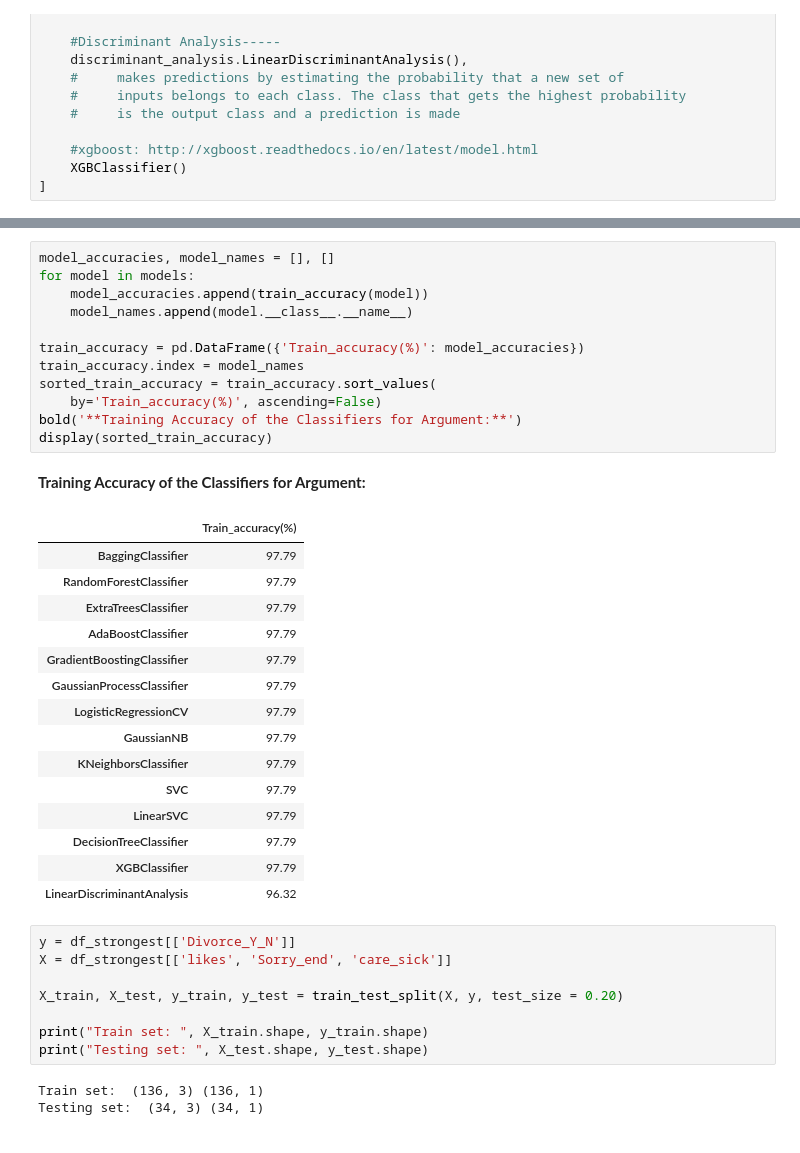
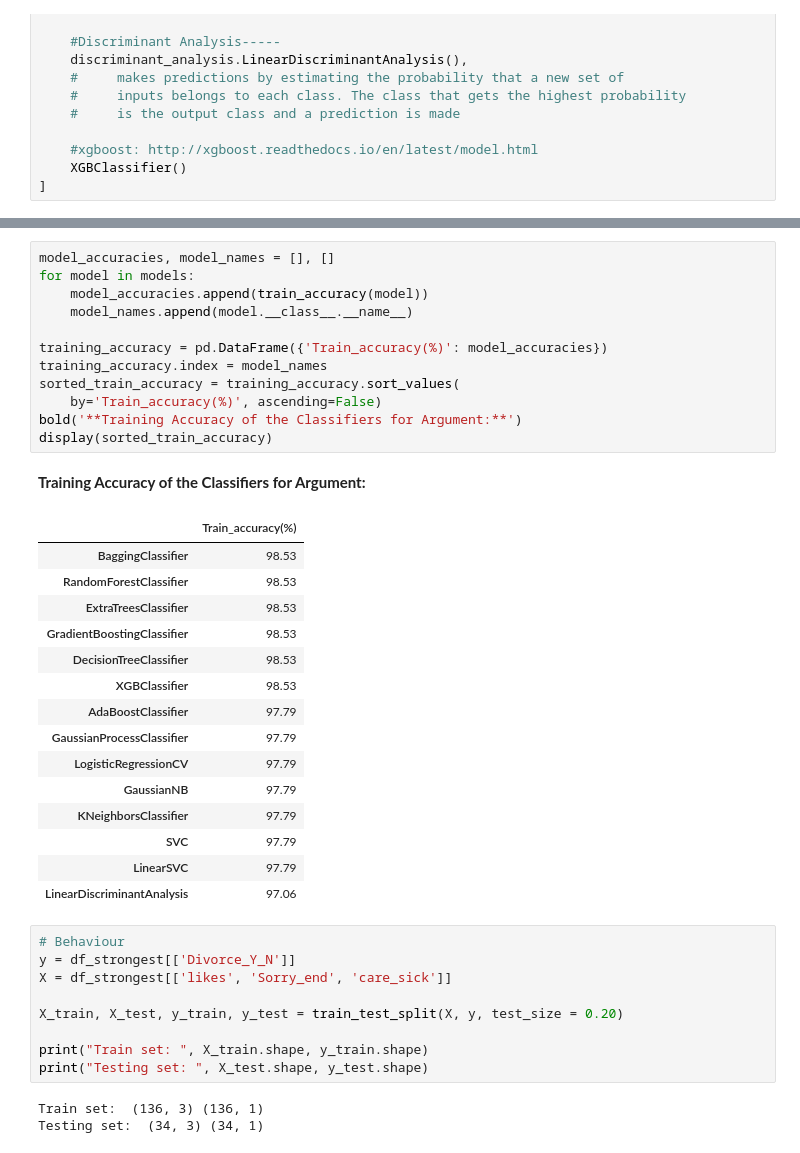
Before and after one commit to Briandesaw/B126_DivorceDecoded, a Jupyter notebook: MiniProject.ipynb, the cells around one changed output, grey strips where cells are left out. Cells and saved outputs as stored; diff of their text form.

```diff
--- a/MiniProject.ipynb
+++ b/MiniProject.ipynb
@@ -342,33 +383,34 @@ def bold(string):
 # %%
 model_accuracies, model_names = [], []
 for model in models:
     model_accuracies.append(train_accuracy(model))
     model_names.append(model.__class__.__name__)
 
-train_accuracy = pd.DataFrame({'Train_accuracy(%)': model_accuracies})
-train_accuracy.index = model_names
-sorted_train_accuracy = train_accuracy.sort_values(
+training_accuracy = pd.DataFrame({'Train_accuracy(%)': model_accuracies})
+training_accuracy.index = model_names
+sorted_train_accuracy = training_accuracy.sort_values(
     by='Train_accuracy(%)', ascending=False)
 bold('**Training Accuracy of the Classifiers for Argument:**')
 display(sorted_train_accuracy)
 # %% [output]
 **Training Accuracy of the Classifiers for Argument:**
 |  | Train_accuracy(%) |
-| BaggingClassifier | 97.79 |
-| RandomForestClassifier | 97.79 |
-| ExtraTreesClassifier | 97.79 |
+| BaggingClassifier | 98.53 |
+| RandomForestClassifier | 98.53 |
+| ExtraTreesClassifier | 98.53 |
+| GradientBoostingClassifier | 98.53 |
+| DecisionTreeClassifier | 98.53 |
+| XGBClassifier | 98.53 |
 | AdaBoostClassifier | 97.79 |
-| GradientBoostingClassifier | 97.79 |
 | GaussianProcessClassifier | 97.79 |
 | LogisticRegressionCV | 97.79 |
 | GaussianNB | 97.79 |
 | KNeighborsClassifier | 97.79 |
 | SVC | 97.79 |
 | LinearSVC | 97.79 |
-| DecisionTreeClassifier | 97.79 |
-| XGBClassifier | 97.79 |
-| LinearDiscriminantAnalysis | 96.32 |
+| LinearDiscriminantAnalysis | 97.06 |
 # %%
+# Behaviour
 y = df_strongest[['Divorce_Y_N']]
 X = df_strongest[['likes', 'Sorry_end', 'care_sick']]
 
```
Also changed, not shown: parts of 34 cells of this notebook.
